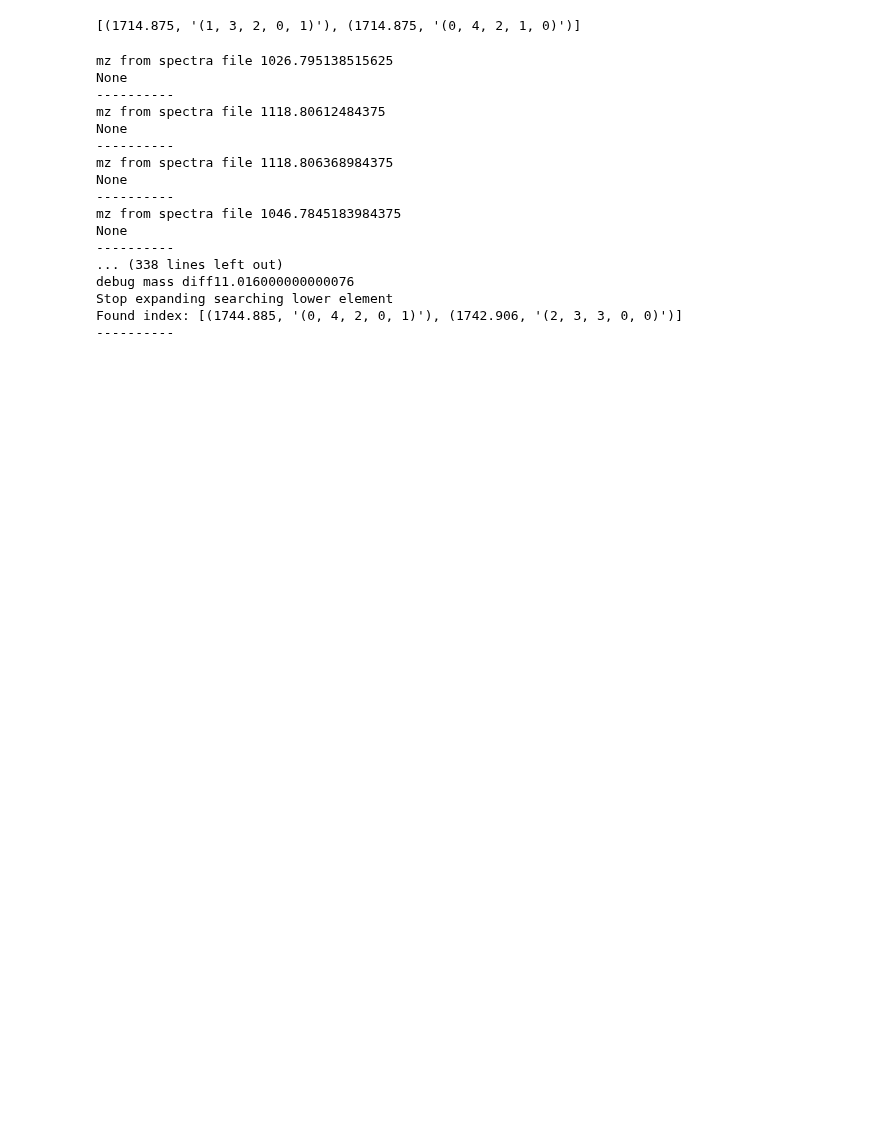
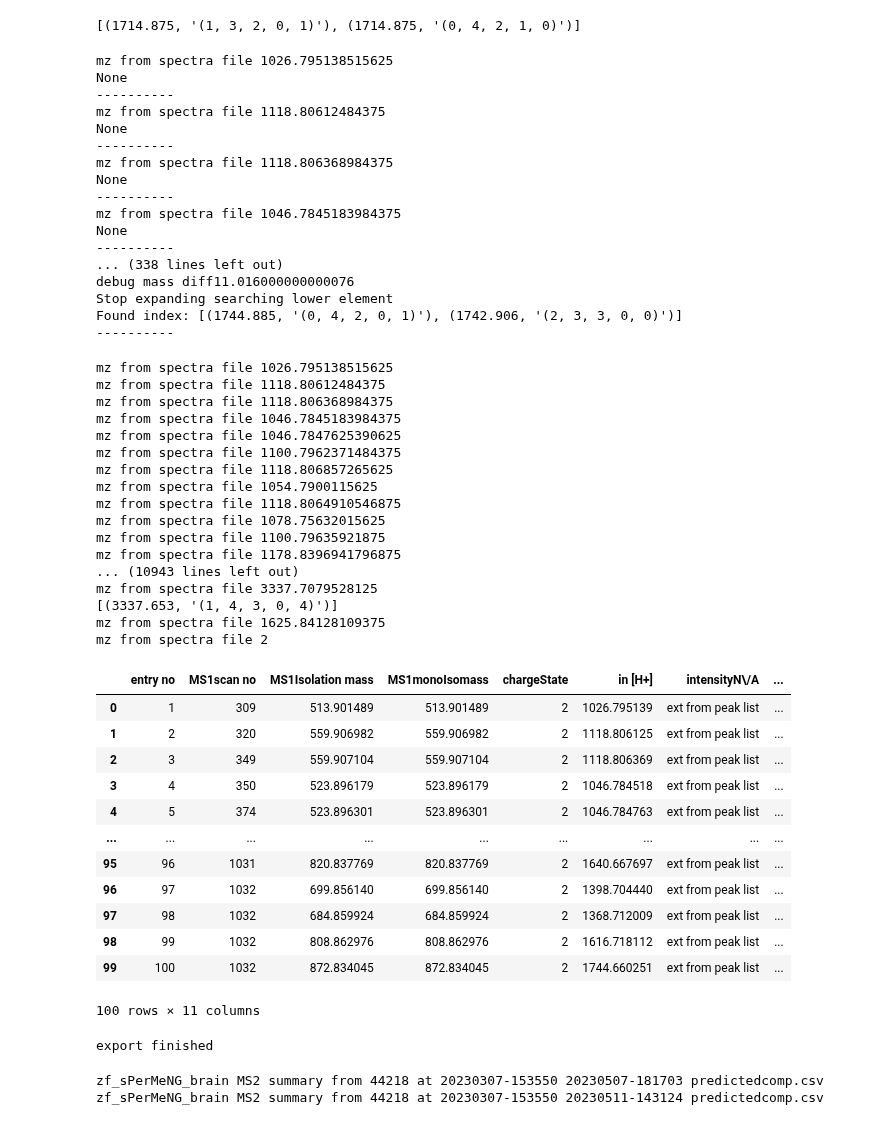
Before and after one commit to henry4204aaa/GlycoMSParser, a Jupyter notebook: src/CompositionFinder2.ipynb, the cells around one changed output. Cells and saved outputs as stored; diff of their text form; code cells hidden in the pictures; blank space fills up the shorter version.

```diff
--- a/src/CompositionFinder2.ipynb
+++ b/src/CompositionFinder2.ipynb
@@ -181,3 +179,69 @@ debug mass diff11.016000000000076
 Stop expanding searching lower element
 Found index: [(1744.885, '(0, 4, 2, 0, 1)'), (1742.906, '(2, 3, 3, 0, 0)')]
 ----------
+# %%
+#try to add the returned value into df
+searchinput = pd.read_csv('zf_sPerMeNG_brain MS2 summary from 44218 at 20230307-153550.csv', sep = '\t')
+searchinputindex = searchinput["in [H+]"]
+#set boundary
+boundary = 2
+foundindextmp = []
+for i in range(len(searchinput)):
+    print(f"mz from spectra file {searchinputindex[i]}")
+    tmp = int(searchinputindex[i])
+    result = binarycompositionsearch(array, tmp, 0, len(array)-1, boundary)
+    foundindextmp.append(compileresult(result,boundary))
+searchinput['Predicted composition'] = foundindextmp
+
+searchinput.head(100)
+# %% [output]
+mz from spectra file 1026.795138515625
+mz from spectra file 1118.80612484375
+mz from spectra file 1118.806368984375
+mz from spectra file 1046.7845183984375
+mz from spectra file 1046.7847625390625
+mz from spectra file 1100.7962371484375
+mz from spectra file 1118.806857265625
+mz from spectra file 1054.7900115625
+mz from spectra file 1118.8064910546875
+mz from spectra file 1078.75632015625
+mz from spectra file 1100.79635921875
+mz from spectra file 1178.8396941796875
+... (10943 lines left out)
+mz from spectra file 3337.7079528125
+[(3337.653, '(1, 4, 3, 0, 4)')]
+mz from spectra file 1625.84128109375
+mz from spectra file 2
+|  | entry no | MS1scan no | MS1Isolation mass | MS1monoIsomass | chargeState | in [H+] | intensityN\/A | ... |
+| 0 | 1 | 309 | 513.901489 | 513.901489 | 2 | 1026.795139 | ext from peak list | ... |
+| 1 | 2 | 320 | 559.906982 | 559.906982 | 2 | 1118.806125 | ext from peak list | ... |
+| 2 | 3 | 349 | 559.907104 | 559.907104 | 2 | 1118.806369 | ext from peak list | ... |
+| 3 | 4 | 350 | 523.896179 | 523.896179 | 2 | 1046.784518 | ext from peak list | ... |
+| 4 | 5 | 374 | 523.896301 | 523.896301 | 2 | 1046.784763 | ext from peak list | ... |
+| ... | ... | ... | ... | ... | ... | ... | ... | ... |
+| 95 | 96 | 1031 | 820.837769 | 820.837769 | 2 | 1640.667697 | ext from peak list | ... |
+| 96 | 97 | 1032 | 699.856140 | 699.856140 | 2 | 1398.704440 | ext from peak list | ... |
+| 97 | 98 | 1032 | 684.859924 | 684.859924 | 2 | 1368.712009 | ext from peak list | ... |
+| 98 | 99 | 1032 | 808.862976 | 808.862976 | 2 | 1616.718112 | ext from peak list | ... |
+| 99 | 100 | 1032 | 872.834045 | 872.834045 | 2 | 1744.660251 | ext from peak list | ... |
+100 rows × 11 columns
+# %%
+#save the file into another file and generate a setting file... does setting file needed?
+timestamp = time.strftime("%Y%m%d-%H%M%S") #datetime.datetime.now().strftime("%Y%m%d-%H%M%S")
+extfilename= "zf_sPerMeNG_brain MS2 summary from 44218 at 20230307-153550 " + timestamp + " predictedcomp.csv"
+searchinput.to_csv(extfilename, sep = '\t')
+print("export finished") #Doesn't check the existence of file, should be modified in the future
+# %% [output]
+export finished
+# %%
+#find the folder contains *predictcomp.csv
+import fnmatch
+import os
+
+for file in os.listdir('.'):
+    if fnmatch.fnmatch(file, '*predictedcomp.csv'):
+        print(file)
+#https://docs.python.org/3/library/fnmatch.html#module-fnmatch
+# %% [output]
+zf_sPerMeNG_brain MS2 summary from 44218 at 20230307-153550 20230507-181703 predictedcomp.csv
+zf_sPerMeNG_brain MS2 summary from 44218 at 20230307-153550 20230511-143124 predictedcomp.csv
```
Also changed, not shown: parts of 3 cells of this notebook, 22 other files.
